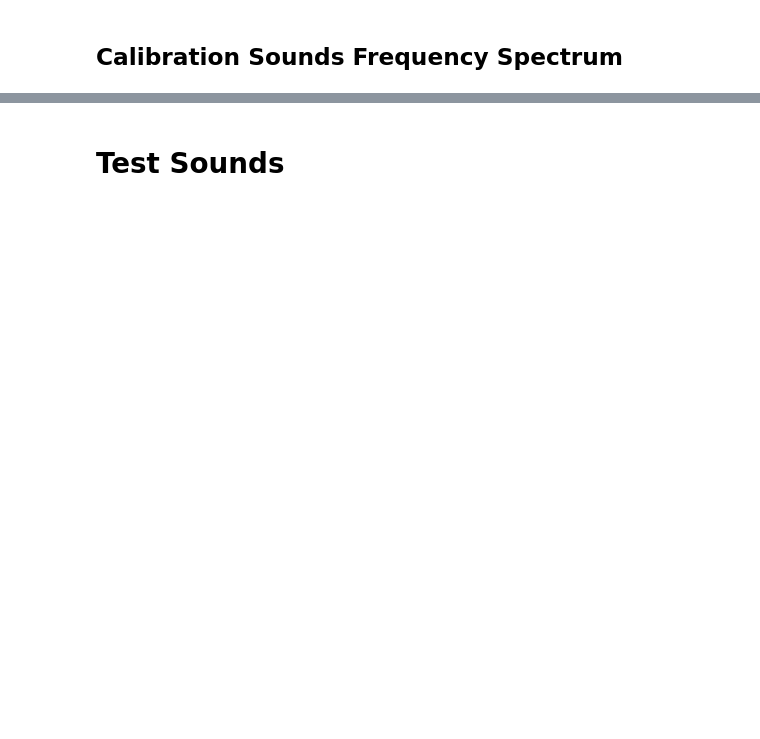
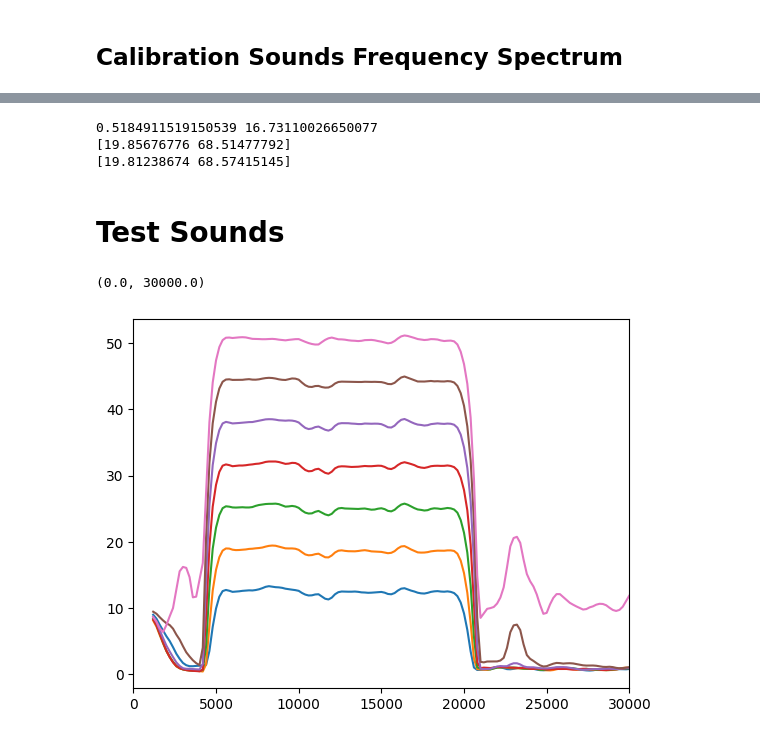
Before and after one commit to fchampalimaud/cdc-speaker-calibration, a Jupyter notebook: scripts/analysis.ipynb, the cells around one changed output, grey strips where cells are left out. Cells and saved outputs as stored; diff of their text form; code cells hidden in the pictures; blank space fills up the shorter version.

```diff
--- a/scripts/analysis.ipynb
+++ b/scripts/analysis.ipynb
@@ -78,39 +94,57 @@ plt.xlim(0, 30000)
 # %%
-calibration = np.load(path / "calibration_parameters.npy")
-calibration
+left_path = r"C:/Users/RenartLab/Desktop/cdc-speaker-calibration/output/251006_171854_setup8_left_speaker"
+right_path = r"C:/Users/RenartLab/Desktop/cdc-speaker-calibration/output/251006_173825_setup8_right_speaker"
+left_cal = np.load(left_path + "/calibration_parameters.npy")
+right_cal = np.load(right_path + "/calibration_parameters.npy")
+
+left_db = 52
+right_db = 68
+
+left_att = -20 * (left_db - left_cal[1]) / left_cal[0]
+right_att = -20 * (right_db - right_cal[1]) / right_cal[0]
+print(left_att, right_att)
+print(left_cal)
+print(right_cal)
+# %% [output]
+0.5184911519150539 16.73110026650077
+[19.85676776 68.51477792]
+[19.81238674 68.57415145]
 # %% [markdown]
 # Test Sounds
 # %%
 # Define the file pattern
 file_pattern = "/sounds/test_sound_{number}_rec.npy"
-test_duration = 5
+test_duration = 10
 mic_factor = 0.41887
 
 # Find all files that match the pattern
 files = glob.glob(path_str + file_pattern.format(number="*"))
 
 measured_dbs = np.zeros(len(files))
 i = 0
 
 # Loop through the files and read them into numpy arrays
 for file in files:
     noise = np.load(file)
 
     # Calculate dB
     noise2 = noise[int(0.1 * noise[:, 1].size) : int(0.9 * noise[:, 1].size), 1]
     signal_pascal = noise2 / mic_factor
     rms = np.sqrt(np.mean(signal_pascal**2))
     measured_dbs[i] = 20 * np.log10(rms / reference_pressure)
     i += 1
 
     noise = resample(noise[:, 1], int(test_duration * fs_sc))
     freq, fft = fft_welch(noise, fs=fs_sc, time_cons=time_cons)
 
     fft = fft[freq > 1000]
     freq = freq[freq > 1000]
     plt.plot(freq, 20 * np.log10(fft / reference_pressure))
 
 plt.xlim(0, 30000)
+# %% [output]
+(0.0, 30000.0)
+[figure, added]
 # %%
 db_test = np.linspace(30, 65, 5)
 
```
Also changed, not shown: parts of 6 cells of this notebook, 2 other files.
